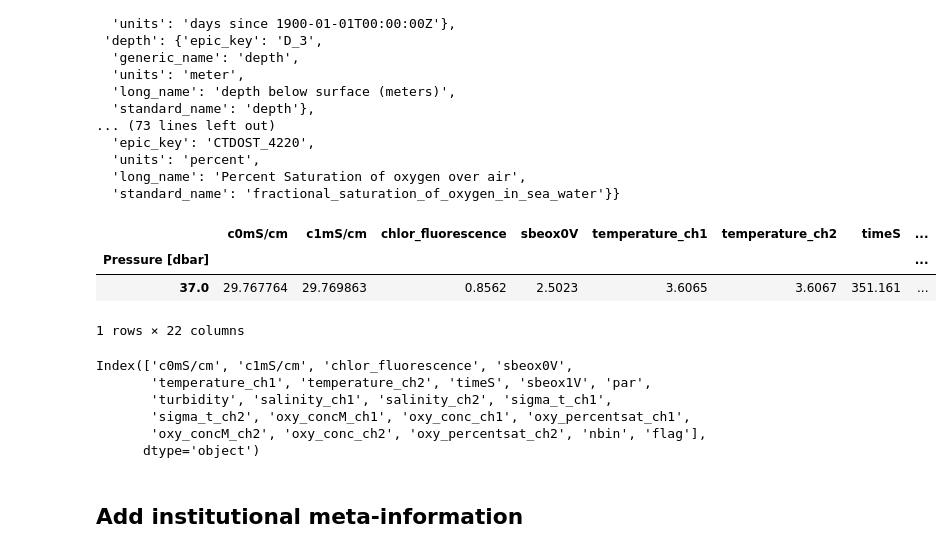
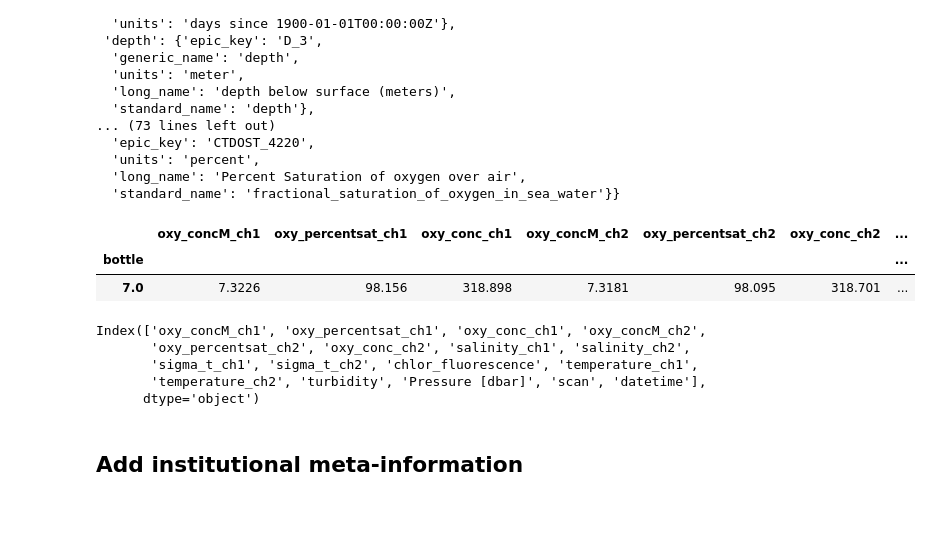
Before and after one commit to NOAA-PMEL/EcoFOCIpy, a Jupyter notebook: notebooks/EcoFOCIpy_sbe_ctd_btlfile_example.ipynb, the cells around one changed output. Cells and saved outputs as stored; diff of their text form; code cells hidden in the pictures; blank space fills up the shorter version.

```diff
--- a/notebooks/EcoFOCIpy_sbe_ctd_btlfile_example.ipynb
+++ b/notebooks/EcoFOCIpy_sbe_ctd_btlfile_example.ipynb
@@ -61,8 +62,8 @@ inst_shortname = ''
 ###############################################################
 
 #init and load data
-cruise = sbe_ctd_parser.sbe9_11p()
-filename_list = sorted(glob.glob(datafile + '*.cnv'))
+cruise = sbe_ctd_parser.sbe_btl()
+filename_list = sorted(glob.glob(datafile + '*.btl'))
 
-(cruise_data,cruise_header) = cruise.parse(filename_list)
+cruise_data = cruise.manual_parse(filename_list)
 # %% [markdown]
@@ -206,43 +165,42 @@ inst_config
 # %%
 #sbe data uses header info to name variables... but we want standard names from the dictionary I've created, so we need to rename column variables appropriately
 #rename values to appropriate names, if a value isn't in the .yaml file, you can add it
 
 #*** biggest *** difference between moored and profile data is there may be multiple instruments with the same dataype (e.g.) temperature
 # on the same platform.  We _used_ to use the phrases primary and secondary, but will now only refer to them as ch1, ch2 etc
-cruise_data['ctd001.cnv'] = cruise_data['ctd001.cnv'].rename(columns={
-                        't090C':'temperature_ch1',
-                        't190C':'temperature_ch2',
+cruise_data['ctd001.btl'] = cruise_data['ctd001.btl'].rename(columns={
+                        't090c':'temperature_ch1',
+                        't190c':'temperature_ch2',
                         'sal00':'salinity_ch1',
                         'sal11':'salinity_ch2',
-                        'sbox0Mm/Kg':'oxy_conc_ch1',
-                        'sbeox0ML/L':'oxy_concM_ch1',
-                        'sbox1Mm/Kg':'oxy_conc_ch2',
-                        'sbeox1ML/L':'oxy_concM_ch2',
-                        'sbeox0PS':'oxy_percentsat_ch1',
-                        'sbeox1PS':'oxy_percentsat_ch2',
+                        'sbox0mm/kg':'oxy_conc_ch1',
+                        'sbeox0ml/l':'oxy_concM_ch1',
+                        'sbox1mm/kg':'oxy_conc_ch2',
+                        'sbeox1ml/l':'oxy_concM_ch2',
+                        'sbeox0ps':'oxy_percentsat_ch1',
+                        'sbeox1ps':'oxy_percentsat_ch2',
                         'sigma-t00':'sigma_t_ch1',
                         'sigma-t11':'sigma_t_ch2',
-                        'CStarAt0':'Attenuation',
-                        'CStarTr0':'Transmittance',
-                        'flECO-AFL':'chlor_fluorescence',
-                        'turbWETntu0':'turbidity',
+                        'cstarat0':'Attenuation',
+                        'cstartr0':'Transmittance',
+                        'fleco-afl':'chlor_fluorescence',
+                        'turbwetntu0':'turbidity',
                         'empty':'empty', #this will be ignored
+                        'prdm':'Pressure [dbar]',
                         'flag':'flag'})
 
-cruise_data['ctd001.cnv'].sample()
+cruise_data['ctd001.btl'].sample()
 # %% [output]
-|  | c0mS/cm | c1mS/cm | chlor_fluorescence | sbeox0V | temperature_ch1 | temperature_ch2 | timeS | ... |
-| Pressure [dbar] |  |  |  |  |  |  |  | ... |
-| 37.0 | 29.767764 | 29.769863 | 0.8562 | 2.5023 | 3.6065 | 3.6067 | 351.161 | ... |
+|  | oxy_concM_ch1 | oxy_percentsat_ch1 | oxy_conc_ch1 | oxy_concM_ch2 | oxy_percentsat_ch2 | oxy_conc_ch2 | ... |
+| bottle |  |  |  |  |  |  | ... |
+| 7.0 | 7.3226 | 98.156 | 318.898 | 7.3181 | 98.095 | 318.701 | ... |
-1 rows × 22 columns
 # %%
-cruise_data['ctd001.cnv'].columns
+cruise_data['ctd001.btl'].columns
 # %% [output]
-Index(['c0mS/cm', 'c1mS/cm', 'chlor_fluorescence', 'sbeox0V',
-       'temperature_ch1', 'temperature_ch2', 'timeS', 'sbeox1V', 'par',
-       'turbidity', 'salinity_ch1', 'salinity_ch2', 'sigma_t_ch1',
-       'sigma_t_ch2', 'oxy_concM_ch1', 'oxy_conc_ch1', 'oxy_percentsat_ch1',
-       'oxy_concM_ch2', 'oxy_conc_ch2', 'oxy_percentsat_ch2', 'nbin', 'flag'],
+Index(['oxy_concM_ch1', 'oxy_percentsat_ch1', 'oxy_conc_ch1', 'oxy_concM_ch2',
+       'oxy_percentsat_ch2', 'oxy_conc_ch2', 'salinity_ch1', 'salinity_ch2',
+       'sigma_t_ch1', 'sigma_t_ch2', 'chlor_fluorescence', 'temperature_ch1',
+       'temperature_ch2', 'turbidity', 'Pressure [dbar]', 'scan', 'datetime'],
       dtype='object')
 # %% [markdown]
 ## Add institutional meta-information
```
Also changed, not shown: parts of 9 cells of this notebook, 3 other files.
